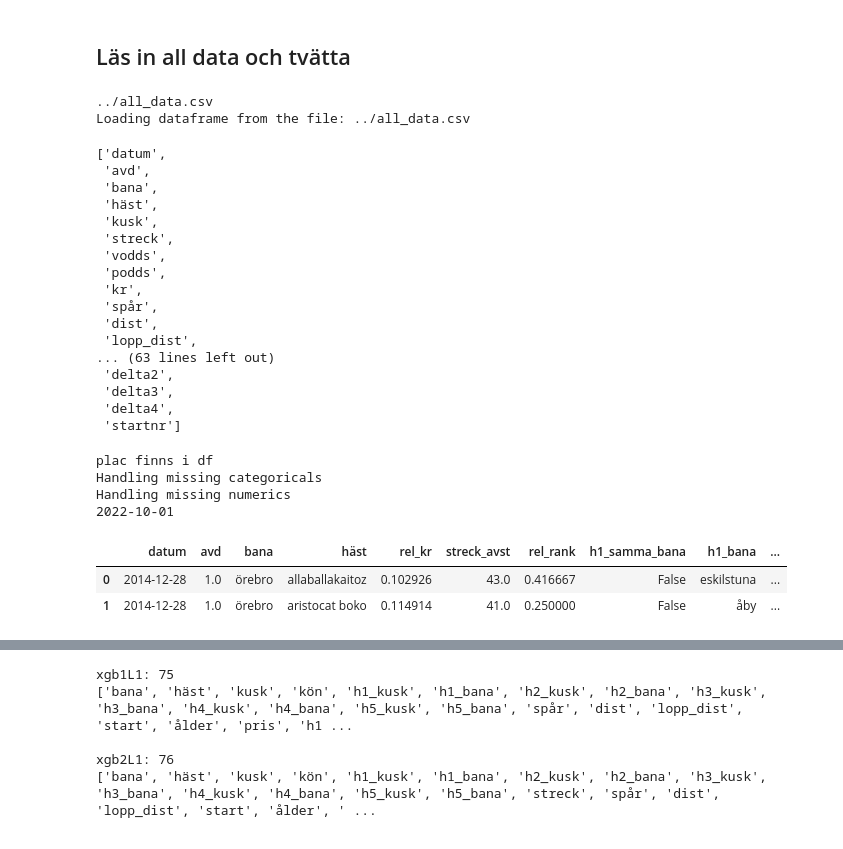
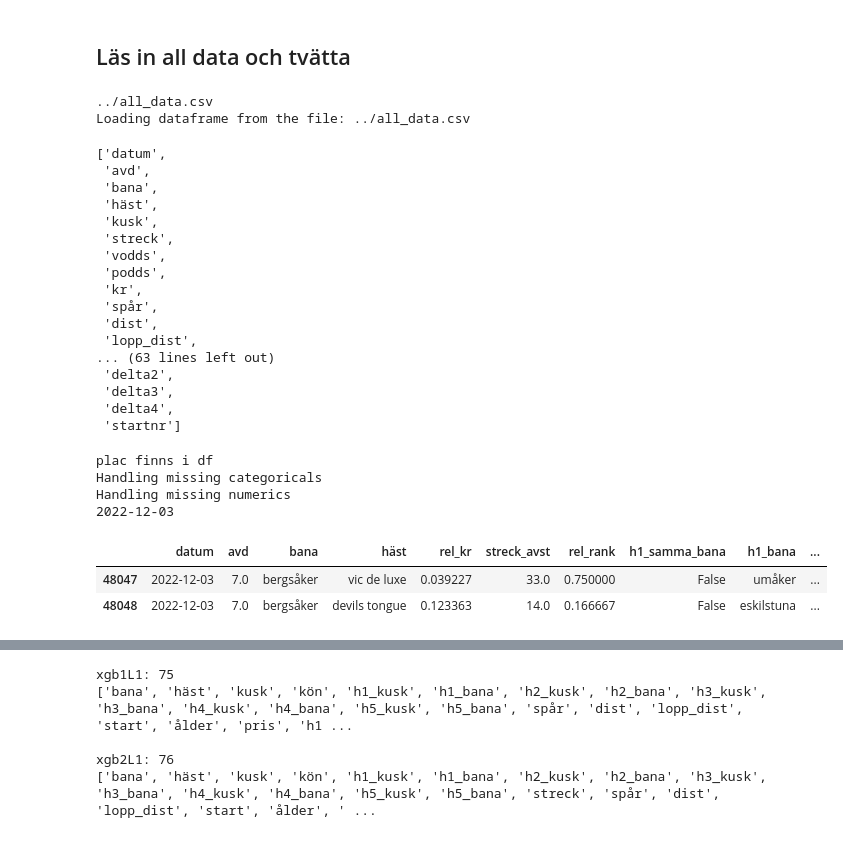
Before and after one commit to carokanns/Trav, a Jupyter notebook: spel/v75_tester/lösa_tester.ipynb, the cells around one changed output, grey strips where cells are left out. Saved outputs shown, nothing was run; the diff lists cells and outputs as text; code cells hidden in the pictures.

```diff
--- a/spel/v75_tester/lösa_tester.ipynb
+++ b/spel/v75_tester/lösa_tester.ipynb
@@ -63,35 +63,35 @@ def läs_in_data(förbered=True, lägg_till=True):
 # %%
 df,v75 = läs_in_data()
 print(df.datum.max())
 
-df[['datum','avd', 'bana','häst', 'rel_kr',	'streck_avst',	'rel_rank',	'h1_samma_bana','h1_bana',	'h2_samma_bana',	'h3_samma_bana',	'h1_samma_kusk',	'h2_samma_kusk',	'h3_samma_kusk']].head(2)
+df[['datum','avd', 'bana','häst', 'rel_kr',	'streck_avst',	'rel_rank',	'h1_samma_bana','h1_bana',	'h2_samma_bana',	'h3_samma_bana',	'h1_samma_kusk',	'h2_samma_kusk',	'h3_samma_kusk']].tail(2)
 # %% [output]
 ../all_data.csv
 Loading dataframe from the file: ../all_data.csv
 ['datum',
  'avd',
  'bana',
  'häst',
  'kusk',
  'streck',
  'vodds',
  'podds',
  'kr',
  'spår',
  'dist',
  'lopp_dist',
 ... (63 lines left out)
  'delta2',
  'delta3',
  'delta4',
  'startnr']
 plac finns i df
 Handling missing categoricals
 Handling missing numerics
-2022-10-01
+2022-12-03
 |  | datum | avd | bana | häst | rel_kr | streck_avst | rel_rank | h1_samma_bana | h1_bana | ... |
-| 0 | 2014-12-28 | 1.0 | örebro | allaballakaitoz | 0.102926 | 43.0 | 0.416667 | False | eskilstuna | ... |
-| 1 | 2014-12-28 | 1.0 | örebro | aristocat boko | 0.114914 | 41.0 | 0.250000 | False | åby | ... |
+| 48047 | 2022-12-03 | 7.0 | bergsåker | vic de luxe | 0.039227 | 33.0 | 0.750000 | False | umåker | ... |
+| 48048 | 2022-12-03 | 7.0 | bergsåker | devils tongue | 0.123363 | 14.0 | 0.166667 | False | eskilstuna | ... |
 # %%
 df.columns.to_list()
 # %% [output]
```
Also changed, not shown: 36 other files.
